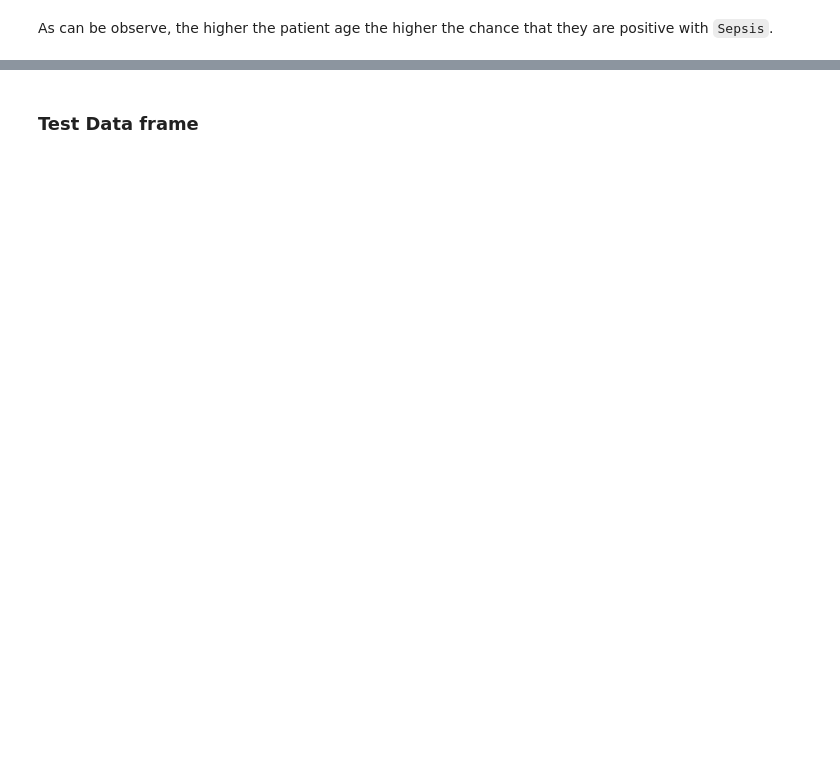
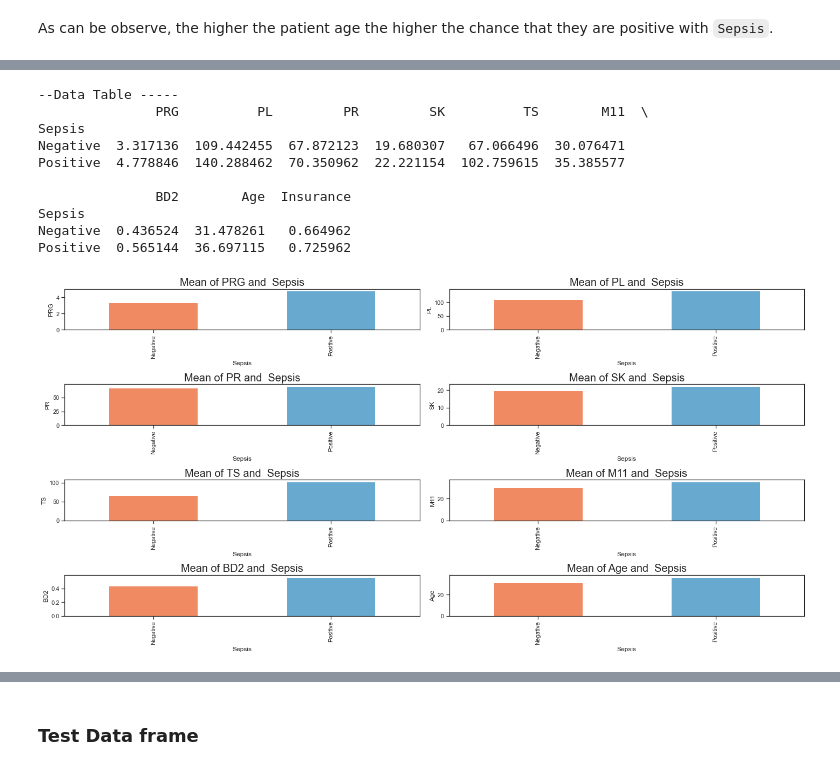
Before and after one commit to nhat117/COSC2753-ASM1, a Jupyter notebook: sepsis_prediction .ipynb, the cells around one changed output, grey strips where cells are left out. Cells and saved outputs as stored; diff of their text form; code cells hidden in the pictures; blank space fills up the shorter version.

```diff
--- a/sepsis_prediction (1).ipynb
+++ b/sepsis_prediction .ipynb
@@ -534,0 +586,28 @@ As can be observe, the higher the patient age the higher the chance that they ar
+# %%
+def plot_group_by (group_by_df, cols, name, color_input= ['#ef8a62','#67a9cf']):
+    print("--Data Table -----")
+    print(group_by_df)
+    for i in range(1, 9):
+        plt.subplot(4, 2, i)
+        group_by_df[cols[i]].plot(kind='bar', color=color_input)
+        plt.ylabel(cols[i])
+        plt.title(name +" "+ cols[i] + " and  Sepsis", fontsize = 20)
+        # train_df[train_df['Age'] < 30].groupby('Sepsis').mean().plot(kind = "bar",legend = True)
+    plt.tight_layout()
+    plt.show()
+# %%
+plt.figure(figsize=(20,10))
+cols = train_df.columns
+plot_group_by(train_df.groupby('Sepsis').mean(),cols,"Mean of")
+# %% [output]
+--Data Table -----
+               PRG          PL         PR         SK          TS        M11  \
+Sepsis
+Negative  3.317136  109.442455  67.872123  19.680307   67.066496  30.076471
+Positive  4.778846  140.288462  70.350962  22.221154  102.759615  35.385577
+
+               BD2        Age  Insurance
+Sepsis
+Negative  0.436524  31.478261   0.664962
+Positive  0.565144  36.697115   0.725962
+[figure, added]
```
Also changed, not shown: parts of 33 cells of this notebook.
